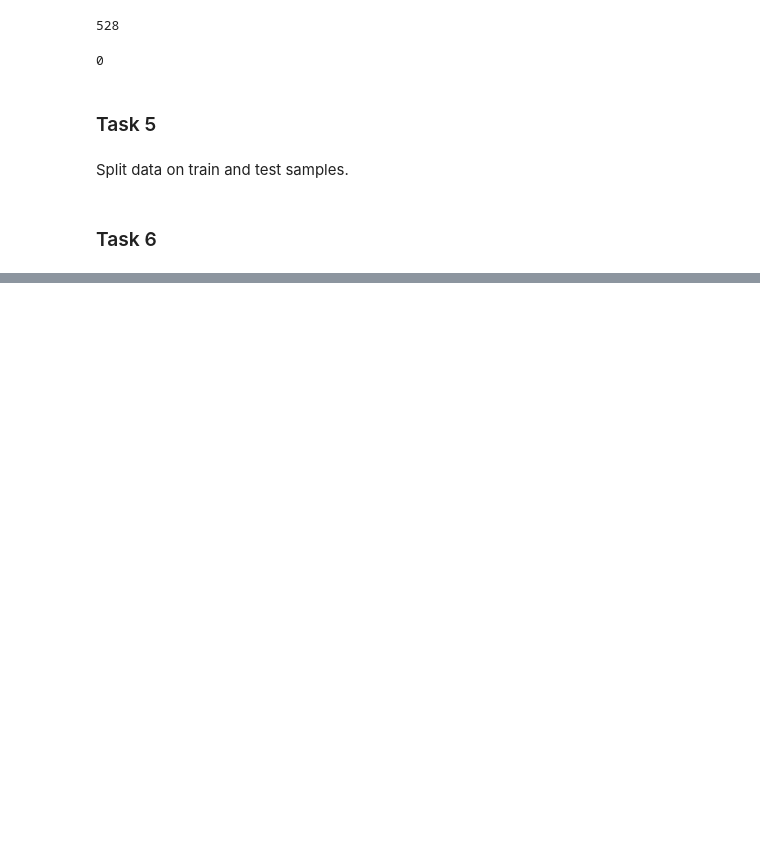
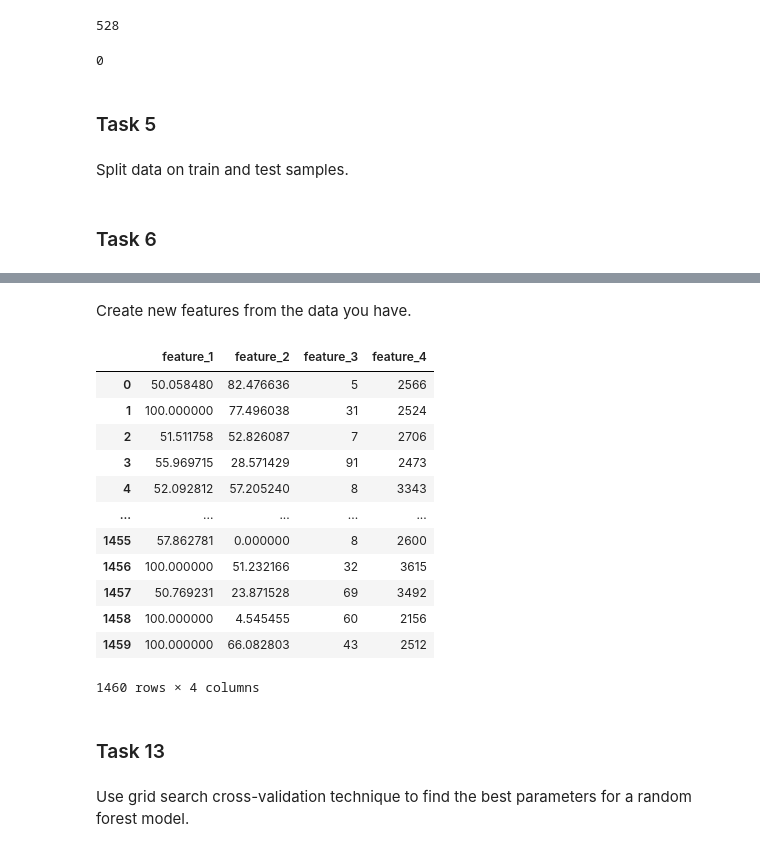
Before and after one commit to nktnlx/mle_course, a Jupyter notebook: 02_ml/19_ensembles.ipynb, the cells around one changed output, grey strips where cells are left out. Saved outputs shown, nothing was run; the diff lists cells and outputs as text; code cells hidden in the pictures; blank space fills up the shorter version.

Commit message:
all tasks finished

```diff
--- a/02_ml/19_ensembles.ipynb
+++ b/02_ml/19_ensembles.ipynb
@@ -196,0 +413,27 @@ tbc..
+# %% [markdown]
+Create new features from the data you have.
+# %%
+X['feature_1'] = (X['1stFlrSF'] / X['GrLivArea']) * 100
+# %%
+X['feature_2'] = X.apply(
+    lambda x: x['BsmtFinSF1'] * 100 / x['TotalBsmtSF'] if x['TotalBsmtSF'] != 0 else 0, axis=1)
+# %%
+X['feature_3'] = (X['YrSold'].astype(int) - X['YearBuilt'].astype(int)).astype(int)
+# %%
+X['feature_4'] = X['1stFlrSF'] + X['2ndFlrSF'] + X['TotalBsmtSF']
+# %%
+X[['feature_1', 'feature_2', 'feature_3', 'feature_4']]
+# %% [output]
+|  | feature_1 | feature_2 | feature_3 | feature_4 |
+| 0 | 50.058480 | 82.476636 | 5 | 2566 |
+| 1 | 100.000000 | 77.496038 | 31 | 2524 |
+| 2 | 51.511758 | 52.826087 | 7 | 2706 |
+| 3 | 55.969715 | 28.571429 | 91 | 2473 |
+| 4 | 52.092812 | 57.205240 | 8 | 3343 |
+| ... | ... | ... | ... | ... |
+| 1455 | 57.862781 | 0.000000 | 8 | 2600 |
+| 1456 | 100.000000 | 51.232166 | 32 | 3615 |
+| 1457 | 50.769231 | 23.871528 | 69 | 3492 |
+| 1458 | 100.000000 | 4.545455 | 60 | 2156 |
+| 1459 | 100.000000 | 66.082803 | 43 | 2512 |
+1460 rows × 4 columns
@@ -196,0 +442,4 @@ tbc..
+# %% [markdown]
+### Task 13
+# %% [markdown]
+Use grid search cross-validation technique to find the best parameters for a random forest model.
```
Also changed, not shown: parts of 28 cells of this notebook.
